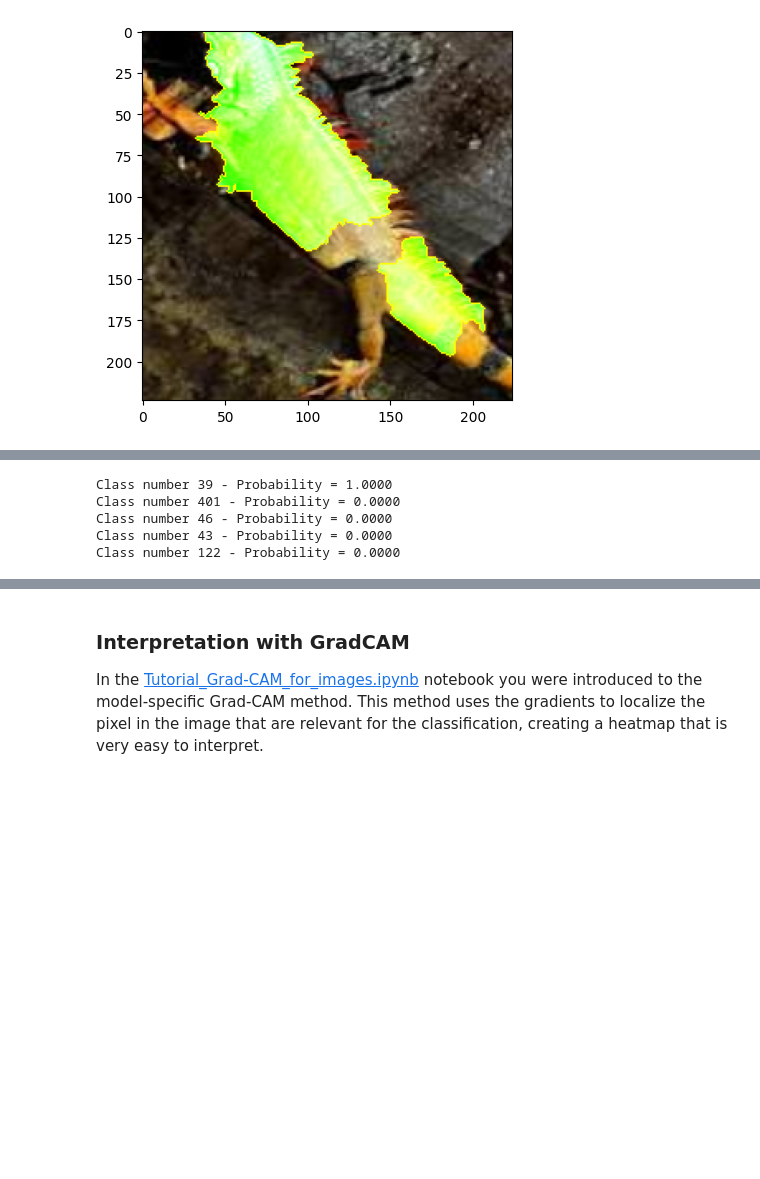
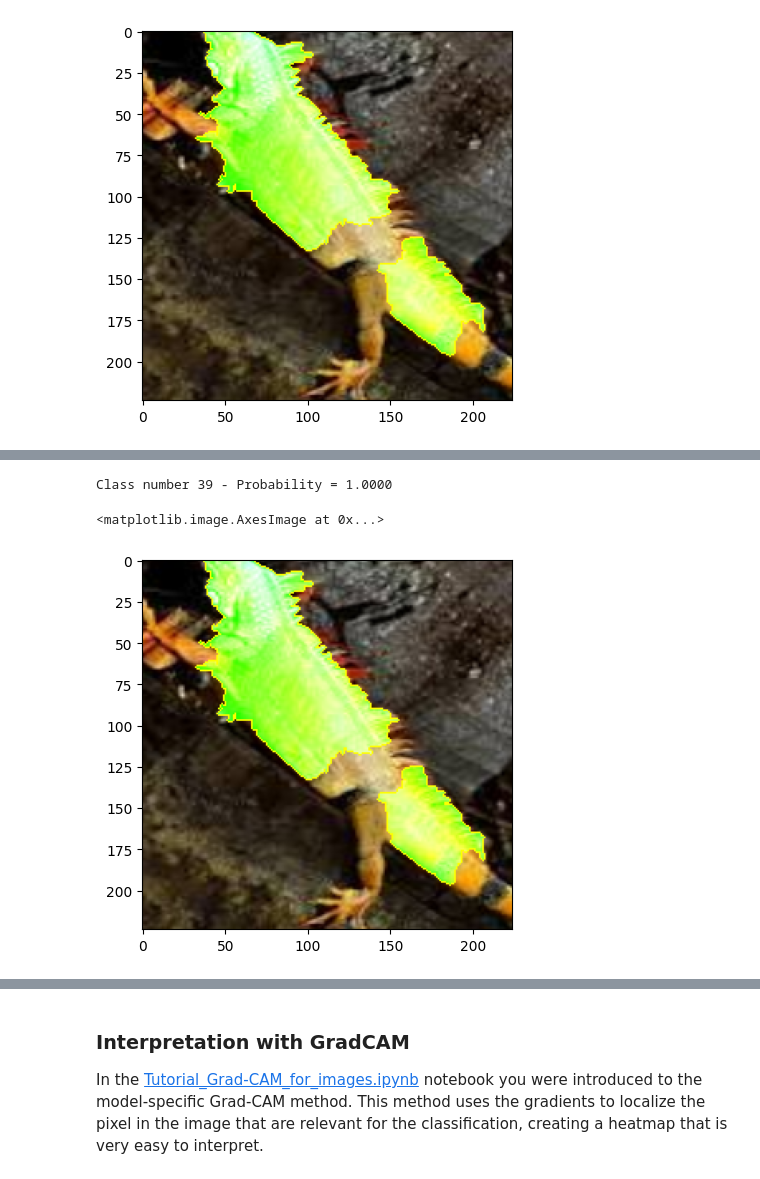
Before and after one commit to aseuteurideu/xai-tutorials, a Jupyter notebook: xai-for-cnn/6-Tutorial_XAI_for_ImageAnalysis.ipynb, the cells around one changed output, grey strips where cells are left out. Cells and saved outputs as stored; diff of their text form; code cells hidden in the pictures; blank space fills up the shorter version.

```diff
--- a/xai-for-cnn/6-Tutorial_XAI_for_ImageAnalysis.ipynb
+++ b/xai-for-cnn/6-Tutorial_XAI_for_ImageAnalysis.ipynb
@@ -206,14 +212,22 @@ As an extra exercise, look at the other top predicted classes for this image, ch
 # %%
-# Print top 5 classes and respective probabilities
+# Step 1: Select top 3 classes and respective probabilities
 prediction = utils.batch_predict([pill_transf(img)], model_lime)
 top_classes = prediction.argsort()[0, -5:][::-1]
 top_probabilities = prediction[0, top_classes]
-
-for class_label, probability in zip(top_classes, top_probabilities):
-    print(f"Class number {class_label} - Probability = {probability:.4f}")
-# %% [output]
-Class number 39 - Probability = 1.0000
-Class number 401 - Probability = 0.0000
-Class number 46 - Probability = 0.0000
-Class number 43 - Probability = 0.0000
-Class number 122 - Probability = 0.0000
+# %%
+# Step 2: Plot explanations with explainer setup above for label 0, 1 and 2
+label_to_explain = 0
+print(f"Class number {top_classes[label_to_explain]} - Probability = {top_probabilities[label_to_explain]:.4f}")
+
+temp, mask = explanation.get_image_and_mask(
+        label=explanation.top_labels[label_to_explain],
+        positive_only=False,
+        negative_only=False,
+        num_features=5,
+        hide_rest=False,)
+img_boundry1 = mark_boundaries(temp/255.0, mask)
+plt.imshow(img_boundry1)
+# %% [output]
+Class number 39 - Probability = 1.0000
+<matplotlib.image.AxesImage at 0x...>
+[figure, added]
```
Also changed, not shown: parts of 12 cells of this notebook.
